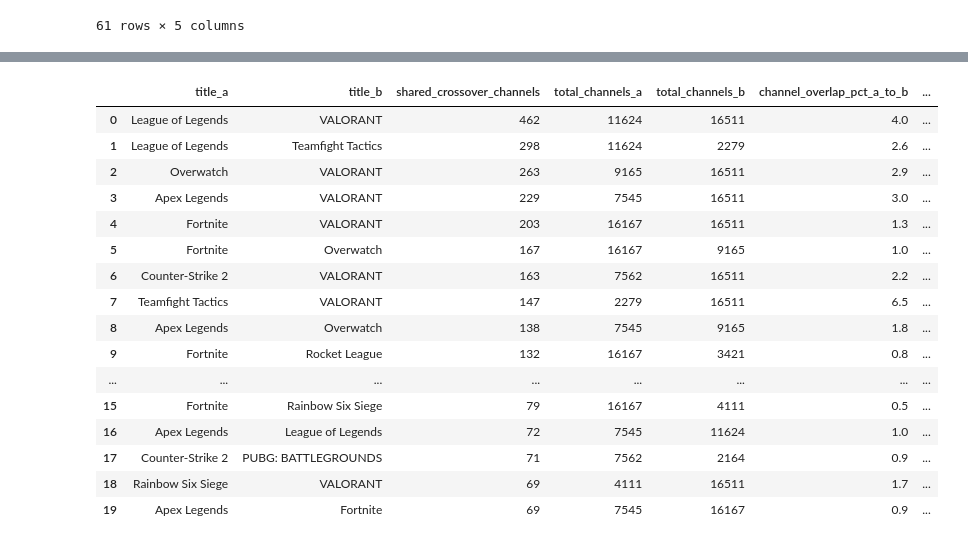
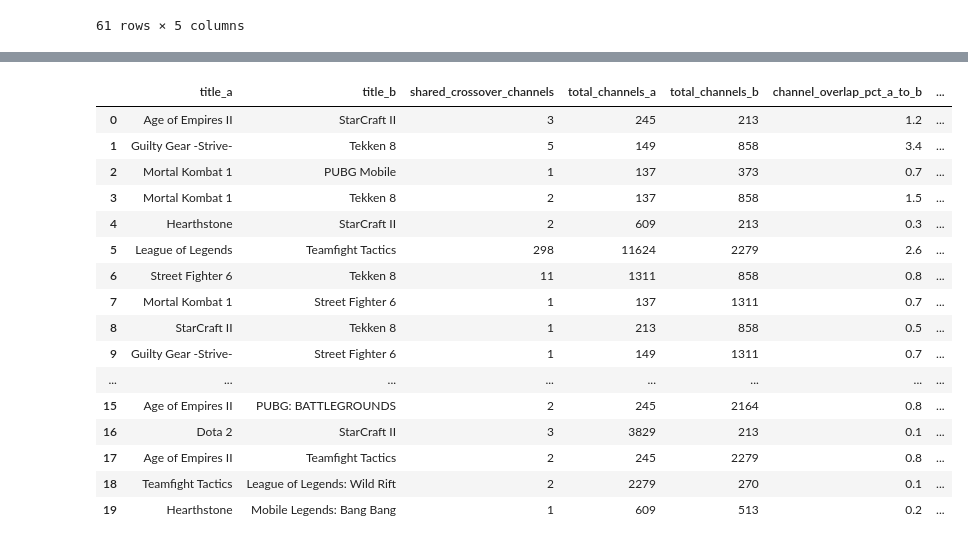
Before and after one commit to JacobH1994/fandomdatapuller, a Jupyter notebook: notebooks/creator_crossover.ipynb, the cells around one changed output, grey strips where cells are left out. Saved outputs shown, nothing was run; the diff lists cells and outputs as text; code cells hidden in the pictures.

```diff
--- a/notebooks/creator_crossover.ipynb
+++ b/notebooks/creator_crossover.ipynb
@@ -218,11 +235,13 @@ of 1,311 across all 23). Any pair involving one of these four is flagged
 shown, just not to be read as stable yet.
 # %%
 # Global baseline, printed here too (not just where it was first computed
-# above) so it's visible right next to the table it's meant to contextualize.
+# above) so it's visible right next to the table it's meant to contextualize
+# — kept as secondary context, not the primary "is this unusual" read
+# (that's the enrichment ratio below).
 n_crossover = len(crossover_channel_ids)
 n_total_channels = channel_title_df["channel_id"].nunique()
 print(
-    f"Global baseline: {n_crossover} of {n_total_channels} channels "
+    f"Flat baseline (secondary context): {n_crossover} of {n_total_channels} channels "
     f"({n_crossover / n_total_channels * 100:.1f}%) crossed over to some second title at all this window."
 )
 
@@ -236,6 +255,22 @@ total_viewer_time_by_title = channel_title_df.groupby("title_id")["viewer_time"]
 # (notebooks/niche_membership.ipynb flagged these four for thin
 # viewer-time samples; they also have the smallest channel counts here).
 LOW_CHANNEL_COUNT_TITLES = {"mobile_legends_bb", "free_fire", "pubg_mobile", "wild_rift"}
+
+
+def hypergeom_pvalue(shared: int, total_a: int, total_b: int, population: int) -> float:
+    """One-sided p-value in whichever direction the overlap actually went.
+    Model: population channels total; total_a of them stream A; draw
+    total_b of them (the channels that stream B) at random -- what's the
+    chance of seeing an overlap at least this extreme? Symmetric in a/b
+    (the hypergeometric overlap distribution doesn't care which title is
+    "the population subset" vs. "the draw"), so no ordering choice to get
+    wrong here."""
+    dist = hypergeom(population, total_a, total_b)
+    expected = total_a * total_b / population
+    if shared >= expected:
+        return float(dist.sf(shared - 1))  # P(X >= shared)
+    return float(dist.cdf(shared))  # P(X <= shared)
+
 
 # channel_id -> set of titles it crossed over on, then expanded into a
 # channel-set PER PAIR (needed for the viewer-time-weighted ratios, not
@@ -258,6 +293,8 @@ for (a, b), shared_channel_ids in pair_channels.items():
         (channel_title_df["title_id"] == b) & (channel_title_df["channel_id"].isin(shared_channel_ids))
     ]["viewer_time"].sum()
 
+    expected_shared = total_a * total_b / n_total_channels
+
     pair_rows.append({
         "title_a": display_name_by_id[a],
         "title_b": display_name_by_id[b],
@@ -268,12 +305,37 @@ for (a, b), shared_channel_ids in pair_channels.items():
         "channel_overlap_pct_b_to_a": round(shared_channels / total_b * 100, 1),
         "viewer_time_overlap_pct_a_to_b": round(shared_vt_a / total_viewer_time_by_title[a] * 100, 1),
         "viewer_time_overlap_pct_b_to_a": round(shared_vt_b / total_viewer_time_by_title[b] * 100, 1),
+        "expected_shared": round(expected_shared, 1),
+        "enrichment_ratio": round(shared_channels / expected_shared, 2) if expected_shared > 0 else float("nan"),
+        "hypergeometric_p_value": hypergeom_pvalue(shared_channels, total_a, total_b, n_total_channels),
         "low_channel_count_flag": a in LOW_CHANNEL_COUNT_TITLES or b in LOW_CHANNEL_COUNT_TITLES,
     })
 
-pair_rollup = pd.DataFrame(pair_rows).sort_values("shared_crossover_channels", ascending=False).reset_index(drop=True)
+pair_rollup = pd.DataFrame(pair_rows)
 
-print(f"{len(pair_rollup)} title pairs share at least one crossover channel")
+# Re-sorted by enrichment_ratio (the chance-adjusted read), not raw
+# shared count -- and rank_change shows exactly how much each pair moved
+# between the two orderings, so "which pairs move meaningfully" is a
+# concrete, visible column, not an eyeballed claim.
+pair_rollup["rank_by_shared_count"] = pair_rollup["shared_crossover_channels"].rank(ascending=False, method="min").astype(int)
+pair_rollup = pair_rollup.sort_values("enrichment_ratio", ascending=False).reset_index(drop=True)
+pair_rollup["rank_by_enrichment"] = pair_rollup.index + 1
+pair_rollup["rank_change"] = pair_rollup["rank_by_shared_count"] - pair_rollup["rank_by_enrichment"]
+
+# "Moved meaningfully": top 10 by absolute rank change, not an arbitrary
+# fixed cutoff -- self-relative to this run's own distribution of movement.
+notable_cutoff = pair_rollup["rank_change"].abs().sort_values(ascending=False).iloc[min(9, len(pair_rollup) - 1)]
+pair_rollup["moved_significantly"] = pair_rollup["rank_change"].abs() >= notable_cutoff
+
+n_bonferroni_sig = (pair_rollup["hypergeometric_p_value"] < 0.05 / len(pair_rollup)).sum()
+n_raw_sig = (pair_rollup["hypergeometric_p_value"] < 0.05).sum()
+print(f"\n{len(pair_rollup)} title pairs share at least one crossover channel")
 print(f"{pair_rollup['low_channel_count_flag'].sum()} of those pairs involve a low-channel-count title — flagged, not dropped")
+print(
+    f"{n_raw_sig} pairs at raw p<0.05 ({len(pair_rollup)} simultaneous tests -- expect ~{0.05*len(pair_rollup):.0f} "
+    f"false positives at that threshold by chance alone); {n_bonferroni_sig} survive a Bonferroni-corrected "
+    f"threshold (p < {0.05/len(pair_rollup):.5f})"
+)
+
 pair_rollup.head(20)
 # %% [output]
@@ -283,17 +347,17 @@ Global baseline: 3715 of 85735 channels (4.3%) crossed over to some second title
 |  | title_a | title_b | shared_crossover_channels | total_channels_a | total_channels_b | channel_overlap_pct_a_to_b | ... |
-| 0 | League of Legends | VALORANT | 462 | 11624 | 16511 | 4.0 | ... |
-| 1 | League of Legends | Teamfight Tactics | 298 | 11624 | 2279 | 2.6 | ... |
-| 2 | Overwatch | VALORANT | 263 | 9165 | 16511 | 2.9 | ... |
-| 3 | Apex Legends | VALORANT | 229 | 7545 | 16511 | 3.0 | ... |
-| 4 | Fortnite | VALORANT | 203 | 16167 | 16511 | 1.3 | ... |
-| 5 | Fortnite | Overwatch | 167 | 16167 | 9165 | 1.0 | ... |
-| 6 | Counter-Strike 2 | VALORANT | 163 | 7562 | 16511 | 2.2 | ... |
-| 7 | Teamfight Tactics | VALORANT | 147 | 2279 | 16511 | 6.5 | ... |
-| 8 | Apex Legends | Overwatch | 138 | 7545 | 9165 | 1.8 | ... |
-| 9 | Fortnite | Rocket League | 132 | 16167 | 3421 | 0.8 | ... |
+| 0 | Age of Empires II | StarCraft II | 3 | 245 | 213 | 1.2 | ... |
+| 1 | Guilty Gear -Strive- | Tekken 8 | 5 | 149 | 858 | 3.4 | ... |
+| 2 | Mortal Kombat 1 | PUBG Mobile | 1 | 137 | 373 | 0.7 | ... |
+| 3 | Mortal Kombat 1 | Tekken 8 | 2 | 137 | 858 | 1.5 | ... |
+| 4 | Hearthstone | StarCraft II | 2 | 609 | 213 | 0.3 | ... |
+| 5 | League of Legends | Teamfight Tactics | 298 | 11624 | 2279 | 2.6 | ... |
+| 6 | Street Fighter 6 | Tekken 8 | 11 | 1311 | 858 | 0.8 | ... |
+| 7 | Mortal Kombat 1 | Street Fighter 6 | 1 | 137 | 1311 | 0.7 | ... |
+| 8 | StarCraft II | Tekken 8 | 1 | 213 | 858 | 0.5 | ... |
+| 9 | Guilty Gear -Strive- | Street Fighter 6 | 1 | 149 | 1311 | 0.7 | ... |
 | ... | ... | ... | ... | ... | ... | ... | ... |
-| 15 | Fortnite | Rainbow Six Siege | 79 | 16167 | 4111 | 0.5 | ... |
-| 16 | Apex Legends | League of Legends | 72 | 7545 | 11624 | 1.0 | ... |
-| 17 | Counter-Strike 2 | PUBG: BATTLEGROUNDS | 71 | 7562 | 2164 | 0.9 | ... |
-| 18 | Rainbow Six Siege | VALORANT | 69 | 4111 | 16511 | 1.7 | ... |
-| 19 | Apex Legends | Fortnite | 69 | 7545 | 16167 | 0.9 | ... |
+| 15 | Age of Empires II | PUBG: BATTLEGROUNDS | 2 | 245 | 2164 | 0.8 | ... |
+| 16 | Dota 2 | StarCraft II | 3 | 3829 | 213 | 0.1 | ... |
+| 17 | Age of Empires II | Teamfight Tactics | 2 | 245 | 2279 | 0.8 | ... |
+| 18 | Teamfight Tactics | League of Legends: Wild Rift | 2 | 2279 | 270 | 0.1 | ... |
+| 19 | Hearthstone | Mobile Legends: Bang Bang | 1 | 609 | 513 | 0.2 | ... |
```
Also changed, not shown: parts of 6 cells of this notebook, 2 other files.
